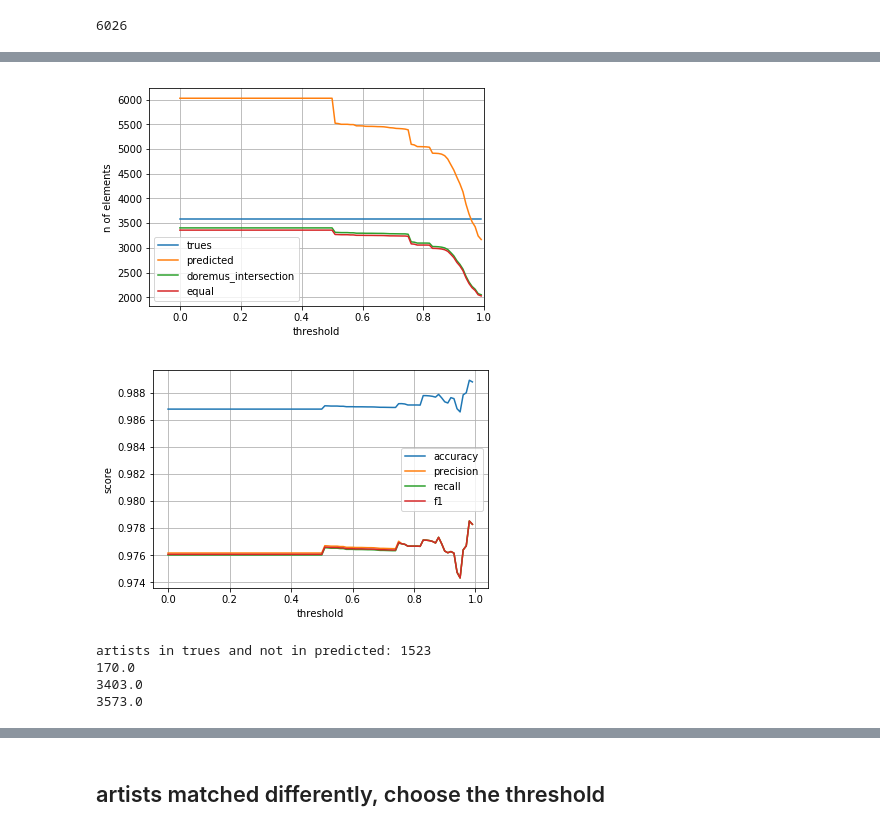
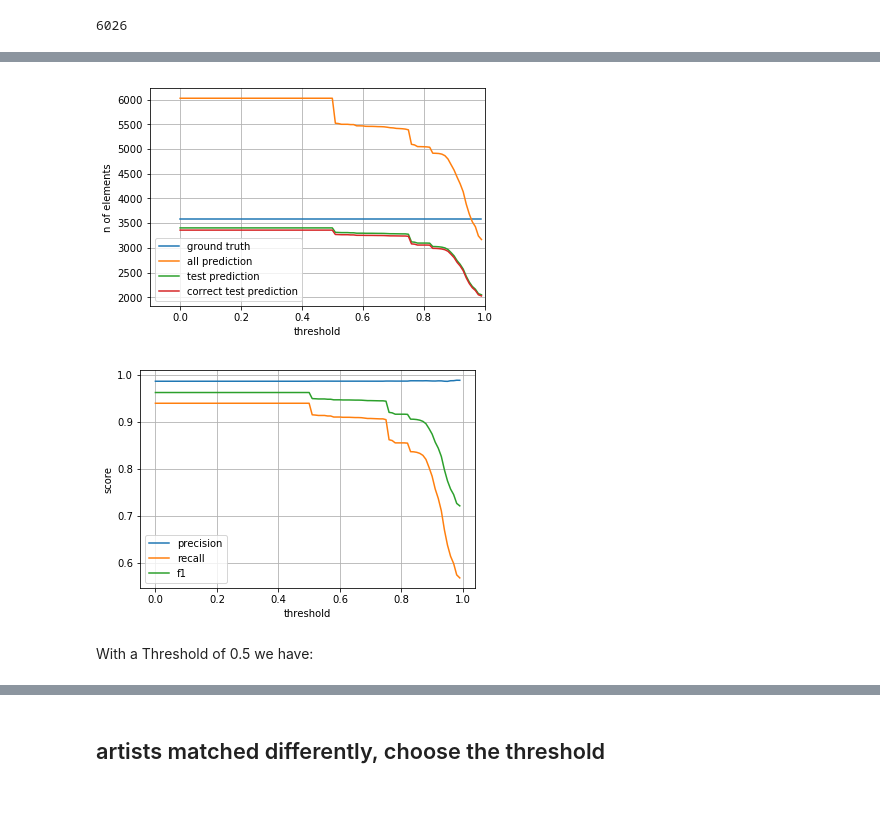
Before and after one commit to D2KLab/CityMUS, a Jupyter notebook: match_doremus_lod/evaluation/evaluation.ipynb, the cells around one changed output, grey strips where cells are left out. Cells and saved outputs as stored; diff of their text form; code cells hidden in the pictures; blank space fills up the shorter version.

```diff
--- a/match_doremus_lod/evaluation/evaluation.ipynb
+++ b/match_doremus_lod/evaluation/evaluation.ipynb
@@ -16,7 +16,7 @@ with open(POIS_PATH, 'r') as input_fp:
 
     reader = csv.reader(input_fp, )
     # skip header
-    reader.next()
+    next(reader)
     matches = []
     for row in reader:
         match = dict()
@@ -31,7 +33,7 @@ len(matches)
 # %%
 offset = 0
 finished = False
-true_matches = []
+ground_truth = []
 
 
 sparql = SPARQLWrapper("http://data.doremus.org/sparql")
@@ -54,31 +56,4 @@ if len(results['results']['bindings']) > 0:
         match = dict()
         match['doremus_uri'] = result['uri_doremus']['value']
         match['dbpedia_uri'] = result['dbpedia']['value']
-        true_matches.append(match)
+        ground_truth.append(match)
-# %%
-def stats(matches,true_matches,threshold=0):
-    predicted = pd.DataFrame(matches)
-    predicted = predicted[predicted['score'].astype(float) >= threshold]
-
-    true = pd.DataFrame(true_matches)
-    join = true.merge(predicted, on='doremus_uri')
-    predicted_disjoint = predicted[~predicted['doremus_uri'].isin(true['doremus_uri'])].sort_values(by='score')
-    trues_disjoint = true[~true['doremus_uri'].isin(predicted['doremus_uri'])]
-    types = join.apply(lambda x: pd.lib.infer_dtype(x.values))
-    for col in types[types=='unicode'].index:
-        join[col] = join[col].apply(lambda x: x.encode('utf-8').strip())
-    true_label = list(join['dbpedia_uri_x'])
-    predict_label = list(join['dbpedia_uri_y'])
-    # calculate accuracy
-    accuracy = metrics.accuracy_score(true_label, predict_label)
-#    print('accuracy: %.4f' % metrics.accuracy_score(true_label, predict_label))
-    precision = metrics.precision_score(true_label, predict_label,average='macro')
-#    print('precision: %.4f' % metrics.precision_score(true_label, predict_label,average='macro'))
-    recall = metrics.recall_score(true_label, predict_label,average='macro')
-#    print('recall: %.4f' % metrics.recall_score(true_label, predict_label,average='macro'))
-    f1 = metrics.f1_score(true_label, predict_label,average='macro')
-#    print('f1: %.4f' % metrics.f1_score(true_label, predict_label,average='macro'))
-
-    equal = join[join.apply(lambda x: x['dbpedia_uri_x'] == x['dbpedia_uri_y'], axis=1)]
-    unequal = join[join.apply(lambda x: x['dbpedia_uri_x'] != x['dbpedia_uri_y'], axis=1)]
-    return (accuracy,precision,recall,f1,len(join),len(predicted),len(true),len(equal),len(unequal),len(predicted_disjoint),len(trues_disjoint))
@@ -85,7 +111,7 @@ def stats(matches,true_matches,threshold=0):
 # %%
 stat_list = []
 for threshold in np.arange(0,1.0,0.01):
-    values = list(stats(matches,true_matches,threshold))
+    values = list(stats(matches,ground_truth,threshold))
     values.append(threshold)
     stat_list.append(values)
 stat_list = np.array(stat_list)
@@ -94,43 +120,30 @@ stat_list = np.array(stat_list)
 # %%
-plt.plot(stat_list[:,-1],stat_list[:,6])
 plt.plot(stat_list[:,-1],stat_list[:,5])
 plt.plot(stat_list[:,-1],stat_list[:,4])
-plt.plot(stat_list[:,-1],stat_list[:,7])
-#plt.plot(stat_list[:,-1],stat_list[:,8])
-#plt.plot(stat_list[:,-1],stat_list[:,9])
-#plt.plot(stat_list[:,-1],stat_list[:,10])
+plt.plot(stat_list[:,-1],stat_list[:,3])
+plt.plot(stat_list[:,-1],stat_list[:,6])
 
 plt.grid()
 plt.xlabel('threshold')
 plt.ylabel('n of elements')
-#plt.legend(['trues','predicted', 'doremus_intersection','equal','unequal','disjoint','true not in predicted'],loc="upper left")
-plt.legend(['trues','predicted', 'doremus_intersection','equal'])
-#plt.title('number of documents per category',fontsize=20)
+plt.legend(['ground truth','all prediction', 'test prediction','correct test prediction'])
 plt.xlim([-0.1,1])
 plt.savefig('count_artists_dbpedia.png', bbox_inches='tight')
 plt.show()
 # %% [output]
-[figure, old version]
+[figure, new version]
 # %%
 plt.plot(stat_list[:,-1],stat_list[:,0])
 plt.plot(stat_list[:,-1],stat_list[:,1])
 plt.plot(stat_list[:,-1],stat_list[:,2])
-plt.plot(stat_list[:,-1],stat_list[:,3])
+
 plt.grid()
 plt.xlabel('threshold')
 plt.ylabel('score')
-plt.legend(['accuracy', 'precision','recall','f1'])
+plt.legend(['precision','recall','f1'])
 plt.savefig('metrics_artists_dbpedia.png', bbox_inches='tight')
 plt.show()
 # %% [output]
-[figure, old version]
+[figure, new version]
-# %%
-print('artists in trues and not in predicted: %d' % stat_list[:,10][-1])
-print(stat_list[:,10][0])
-print(stat_list[:,4][0])
-print(stat_list[:,6][0])
-# %% [output]
-artists in trues and not in predicted: 1523
-170.0
-3403.0
-3573.0
+# %% [markdown]
+With a Threshold of 0.5 we have:
```
Also changed, not shown: parts of 14 cells of this notebook, 6 other files.
